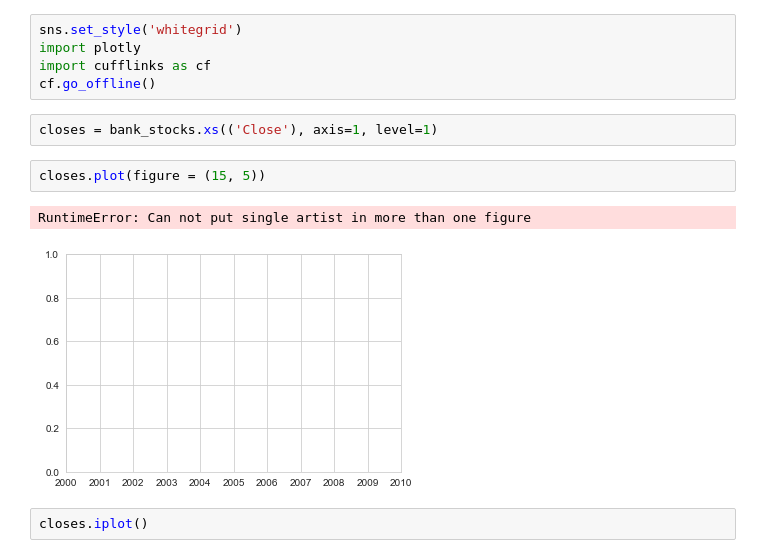
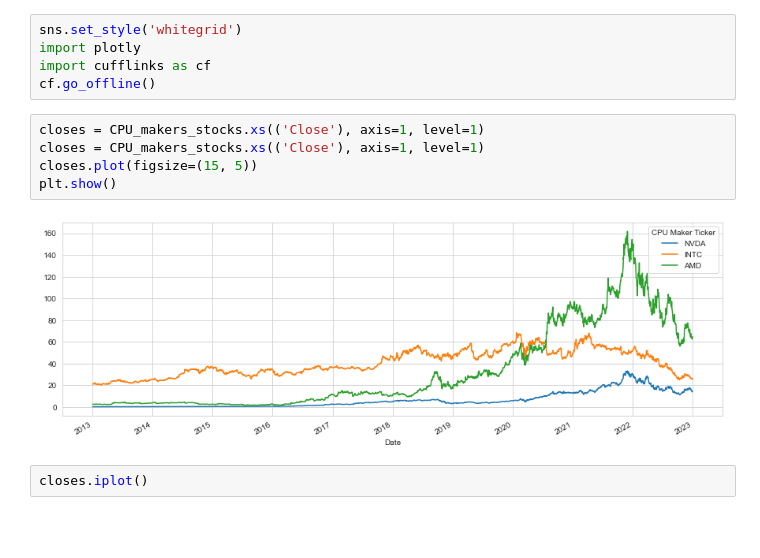
Before and after one commit to MatYohannes/Data-Science-Practice, a Jupyter notebook: CPU Makers Finance.ipynb, the cells around one changed output. Cells and saved outputs as stored; diff of their text form; blank space fills up the shorter version.

```diff
--- a/CPU Makers Finance.ipynb
+++ b/CPU Makers Finance.ipynb
@@ -145,12 +145,12 @@ import plotly
 import cufflinks as cf
 cf.go_offline()
 # %%
-closes = bank_stocks.xs(('Close'), axis=1, level=1)
+closes = CPU_makers_stocks.xs(('Close'), axis=1, level=1)
+closes = CPU_makers_stocks.xs(('Close'), axis=1, level=1)
+closes.plot(figsize=(15, 5))
+plt.show()
+# %% [output]
+[figure, added]
-# %%
-closes.plot(figure = (15, 5))
-# %% [output]
-RuntimeError: Can not put single artist in more than one figure
-[figure, removed]
 # %%
 closes.iplot()
 # %% [output]
```
Also changed, not shown: parts of 12 cells of this notebook.
